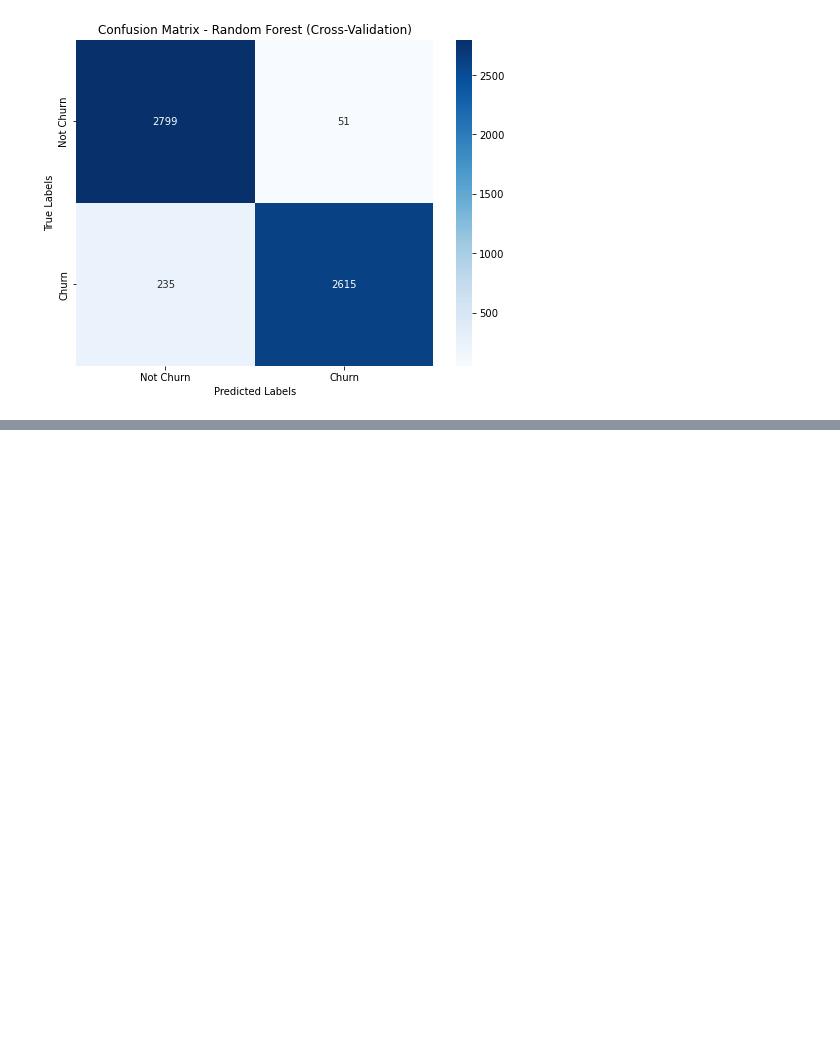
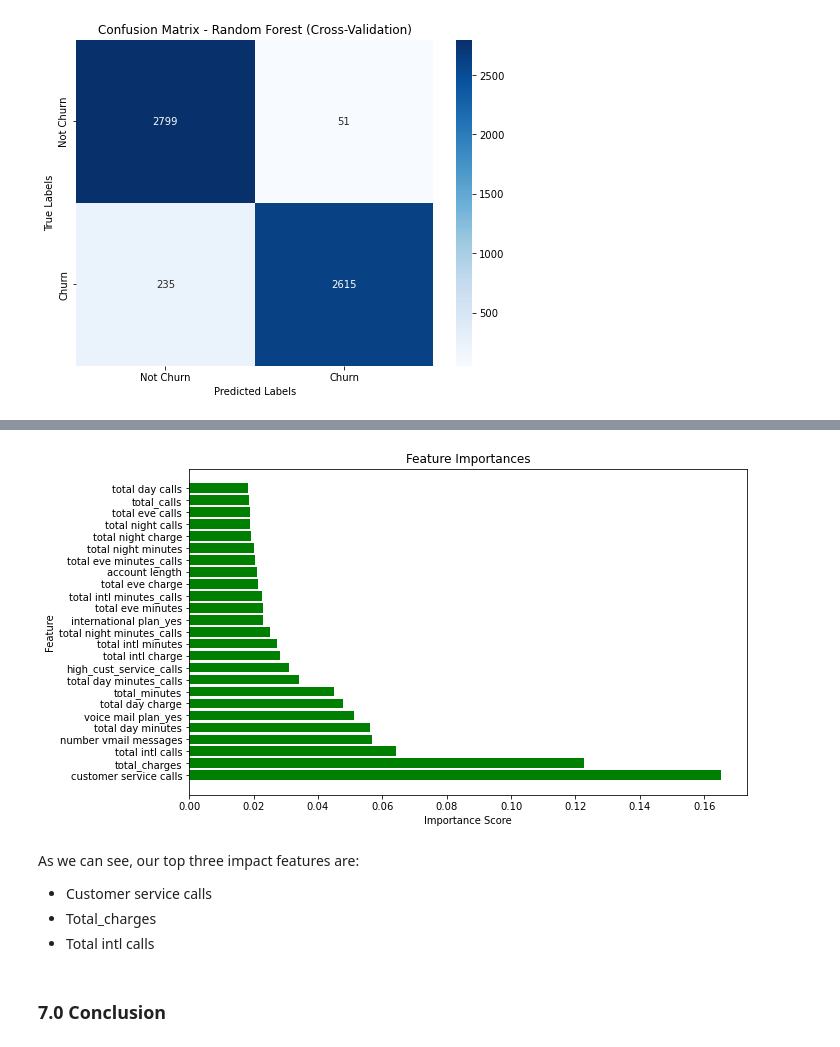
Before and after one commit to DoreenMolly/SyriaTel-Churn-Prediction, a Jupyter notebook: SyriaTel_Customer_Prediction.ipynb, the cells around one changed output, grey strips where cells are left out. Saved outputs shown, nothing was run; the diff lists cells and outputs as text; code cells hidden in the pictures; blank space fills up the shorter version.

```diff
--- a/SyriaTel_Customer_Prediction.ipynb
+++ b/SyriaTel_Customer_Prediction.ipynb
@@ -898,0 +965,25 @@ plt.show()
+# %%
+feature_importances = rf.feature_importances_
+
+# Create a DataFrame to pair features with importances
+df_feat_imp = pd.DataFrame({'Feature': X.columns, 'Importance': feature_importances})
+
+# Sort DataFrame by importance in descending order
+df_feat_imp = df_feat_imp.sort_values(by='Importance', ascending=False)
+
+# Plot feature importances
+plt.figure(figsize=(10, 6))
+plt.barh(df_feat_imp['Feature'], df_feat_imp['Importance'], color='green')
+plt.xlabel('Importance Score')
+plt.ylabel('Feature')
+plt.title('Feature Importances')
+plt.show()
+# %% [output]
+[figure, added]
+# %% [markdown]
+As we can see, our top three impact features are:
+- Customer service calls
+- Total_charges
+- Total intl calls
+# %% [markdown]
+### 7.0 Conclusion
```
Also changed, not shown: parts of 9 cells of this notebook.
